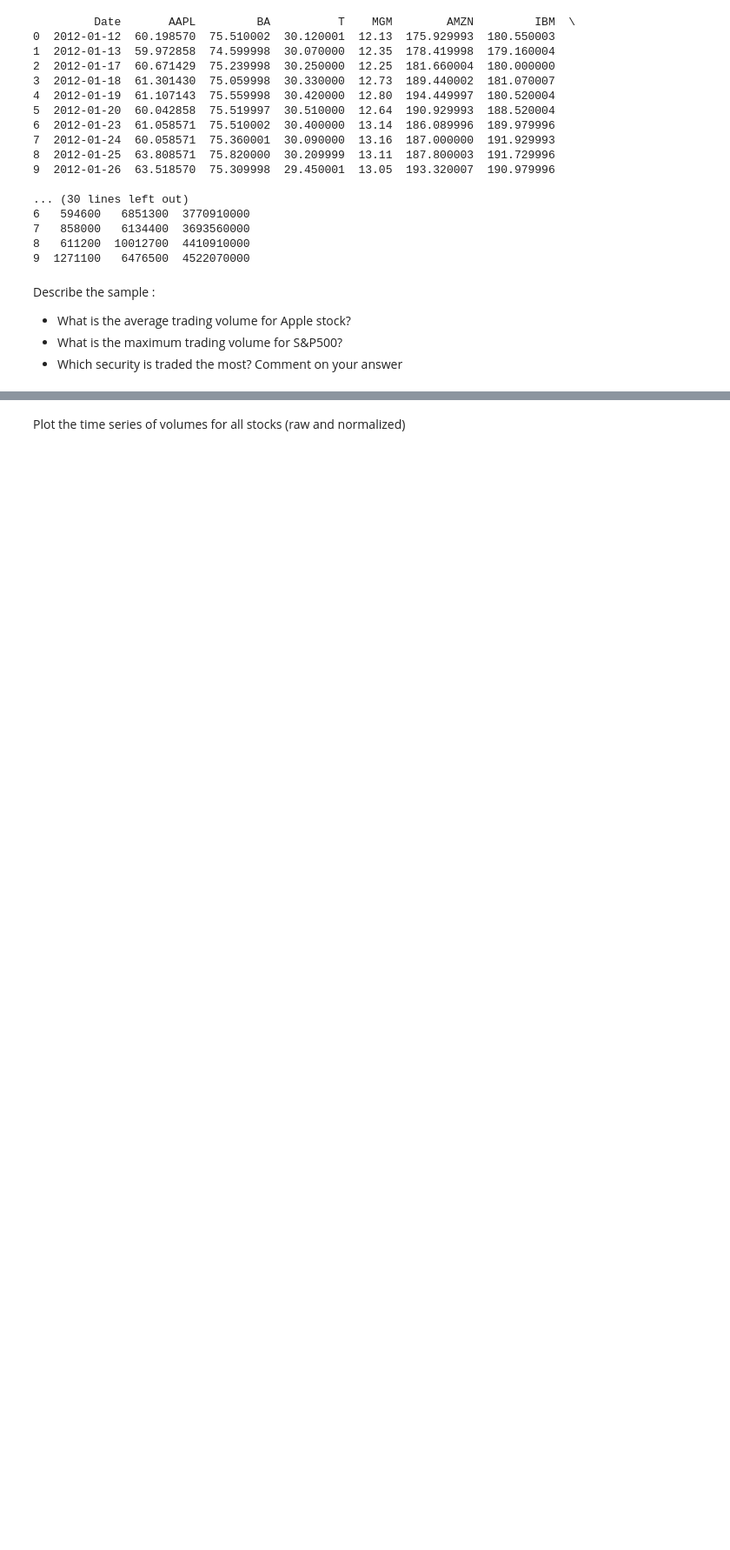
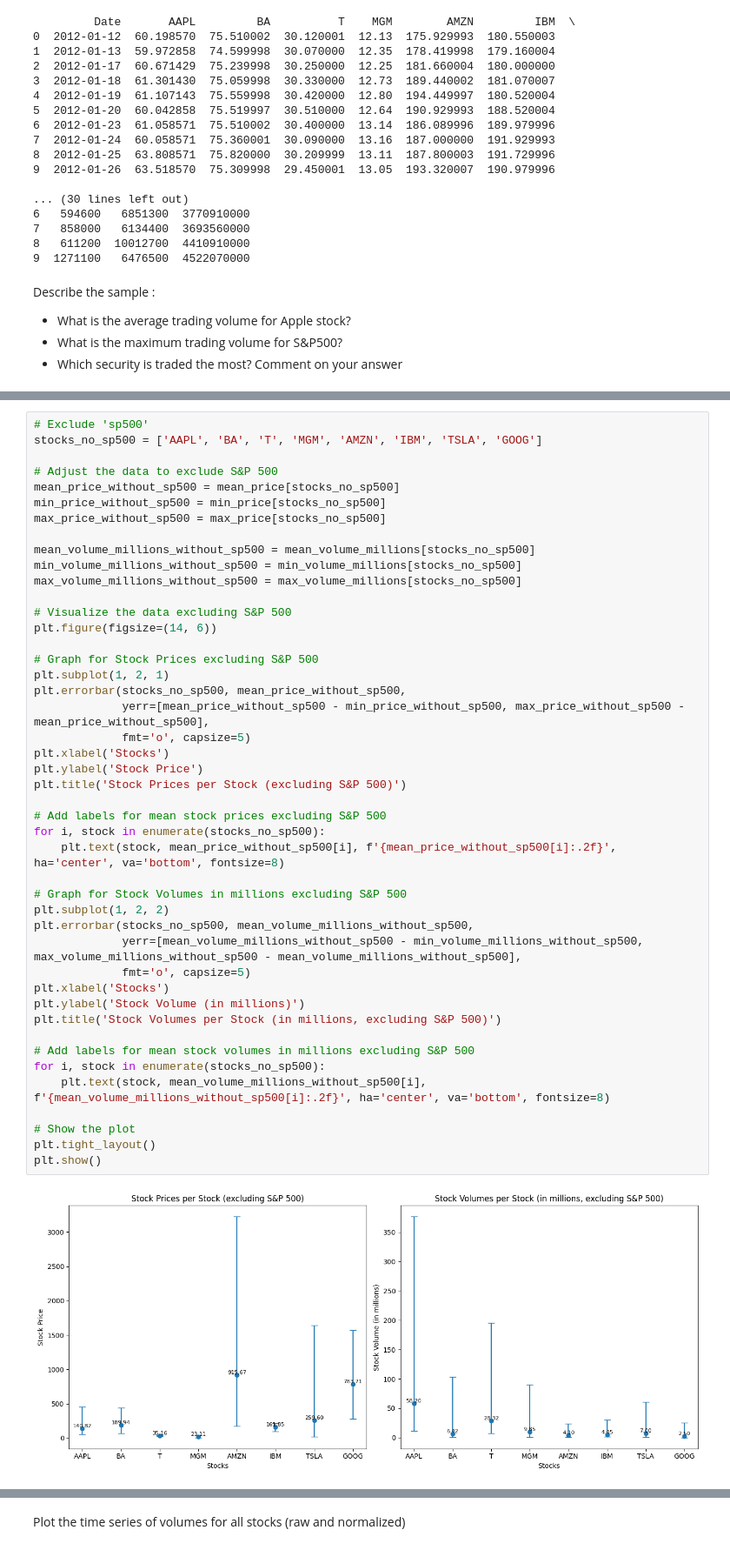
Before and after one commit to bubuzhang2002/Finance-with-Big-Data-PC-labs, a Jupyter notebook: PC labs/PC lab4.ipynb, the cells around one changed output, grey strips where cells are left out. Shown at 87% size. Cells and saved outputs as stored; diff of their text form; blank space fills up the shorter version.

```diff
--- a/PC labs/PC lab4.ipynb
+++ b/PC labs/PC lab4.ipynb
@@ -68,0 +145,47 @@ volume_stats
+# %%
+# Exclude 'sp500'
+stocks_no_sp500 = ['AAPL', 'BA', 'T', 'MGM', 'AMZN', 'IBM', 'TSLA', 'GOOG']
+
+# Adjust the data to exclude S&P 500
+mean_price_without_sp500 = mean_price[stocks_no_sp500]
+min_price_without_sp500 = min_price[stocks_no_sp500]
+max_price_without_sp500 = max_price[stocks_no_sp500]
+
+mean_volume_millions_without_sp500 = mean_volume_millions[stocks_no_sp500]
+min_volume_millions_without_sp500 = min_volume_millions[stocks_no_sp500]
+max_volume_millions_without_sp500 = max_volume_millions[stocks_no_sp500]
+
+# Visualize the data excluding S&P 500
+plt.figure(figsize=(14, 6))
+
+# Graph for Stock Prices excluding S&P 500
+plt.subplot(1, 2, 1)
+plt.errorbar(stocks_no_sp500, mean_price_without_sp500,
+             yerr=[mean_price_without_sp500 - min_price_without_sp500, max_price_without_sp500 - mean_price_without_sp500],
+             fmt='o', capsize=5)
+plt.xlabel('Stocks')
+plt.ylabel('Stock Price')
+plt.title('Stock Prices per Stock (excluding S&P 500)')
+
+# Add labels for mean stock prices excluding S&P 500
+for i, stock in enumerate(stocks_no_sp500):
+    plt.text(stock, mean_price_without_sp500[i], f'{mean_price_without_sp500[i]:.2f}', ha='center', va='bottom', fontsize=8)
+
+# Graph for Stock Volumes in millions excluding S&P 500
+plt.subplot(1, 2, 2)
+plt.errorbar(stocks_no_sp500, mean_volume_millions_without_sp500,
+             yerr=[mean_volume_millions_without_sp500 - min_volume_millions_without_sp500, max_volume_millions_without_sp500 - mean_volume_millions_without_sp500],
+             fmt='o', capsize=5)
+plt.xlabel('Stocks')
+plt.ylabel('Stock Volume (in millions)')
+plt.title('Stock Volumes per Stock (in millions, excluding S&P 500)')
+
+# Add labels for mean stock volumes in millions excluding S&P 500
+for i, stock in enumerate(stocks_no_sp500):
+    plt.text(stock, mean_volume_millions_without_sp500[i], f'{mean_volume_millions_without_sp500[i]:.2f}', ha='center', va='bottom', fontsize=8)
+
+# Show the plot
+plt.tight_layout()
+plt.show()
+# %% [output]
+[figure, added]
```
Also changed, not shown: parts of 19 cells of this notebook.
